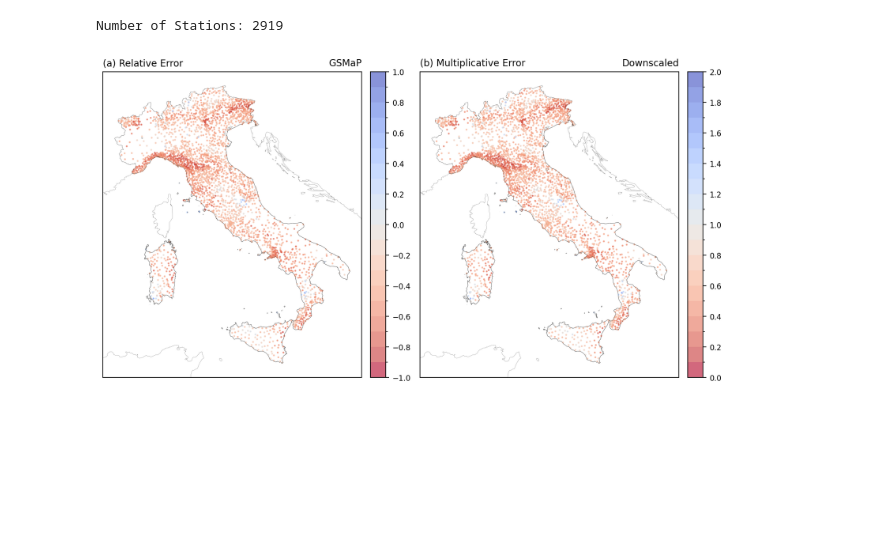
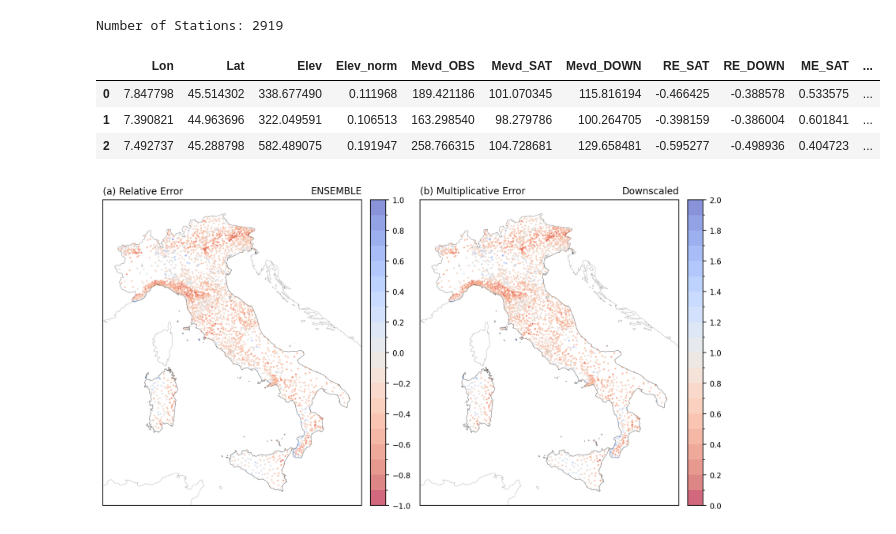
Before and after one commit to TeamExtremes/MEVD-downscaling, a Jupyter notebook: jupyter/Relative_Error/I_OBS_RSR.ipynb, the cells around one changed output. Cells and saved outputs as stored; diff of their text form; code cells hidden in the pictures; blank space fills up the shorter version.

```diff
--- a/jupyter/Relative_Error/I_OBS_RSR.ipynb
+++ b/jupyter/Relative_Error/I_OBS_RSR.ipynb
@@ -20,6 +21,8 @@ from function import ART_downscale as ART_down
 import warnings
 warnings.filterwarnings('ignore')
 # %%
+product, time_reso = 'ENSEMBLE', '1dy'
+
 # product, time_reso = 'IMERG', '1dy'
 # product, time_reso = 'CMORPH', '3h'
 # product, time_reso = 'CHIRPS', '1dy'
@@ -27,7 +30,7 @@ warnings.filterwarnings('ignore')
 # product, time_reso = 'ERA5', '3h'
 
 # product, time_reso = 'MSWEP', '3h'
-product, time_reso = 'GSMaP', '3h'
+# product, time_reso = 'GSMaP', '3h'
 # %%
 dir_base = os.path.join('/','media','arturo','T9','Data','Italy')
 obs_base = os.path.join('/','media','arturo','T9','Data','Italy','Rain_Gauges_QC')
@@ -38,7 +41,12 @@ if os.path.exists(veneto_dir):
 else:
     raise SystemExit(f"File not found: {veneto_dir}")
 # %%
-data_dir = os.path.join(dir_base, 'Satellite','5_DOWN', f'ITALY_DOWN_{product}_{time_reso}_2002_2023_npix_2_thr_1_acf_mar_genetic_pearson.nc')
+if product == 'ENSEMBLE':
+    dir_sat = os.path.join(dir_base, 'Satellite', '5_ENSEMBLE')
+else:
+    dir_sat = os.path.join(dir_base, 'Satellite', '5_DOWN')
+
+data_dir = os.path.join(dir_sat, f'ITALY_DOWN_{product}_{time_reso}_2002_2023_npix_2_thr_1_acf_mar_genetic_pearson.nc')
 DATA = xr.open_dataset(data_dir)
 
 lons, lats = DATA.lon.values, DATA.lat.values
@@ -53,8 +61,8 @@ Number of Stations: 2919
 Tr = [5,  10,  20,  50, 100, 200]
 Fi = 1 - 1/np.array(Tr)
 
-lon_list, lat_list = [], []
-SAT_list, DOWN_list = [], []
+lon_list, lat_list, elev_list = [], [], []
+OBS_list, SAT_list, DOWN_list = [], [], []
 RE_DOWN_list, RE_SAT_list = [], []
 ME_DOWN_list, ME_SAT_list = [], []
 
@@ -64,6 +72,7 @@ for nn in range(len(METADATA)):
     ISO = METADATA['ISO'].values[nn]
     lat_obs = METADATA['Lat'].values[nn]
     lon_obs = METADATA['Lon'].values[nn]
+    elev_obs = METADATA['DEM_Elevation'].values[nn]
 
     dir_station = os.path.join(dir_base,'Rain_Gauges_QC','Weibull','1dy',ISO,name)
     DF_OBS = pd.read_csv(dir_station)
@@ -83,6 +92,8 @@ for nn in range(len(METADATA)):
     if merged_df_clean.Ns.values.sum() == 0 or np.isnan(merged_df_clean.Ns.values.sum()) == True:
         lon_list.append(np.nan)
         lat_list.append(np.nan)
+        elev_list.append(np.nan)
+        OBS_list.append(np.nan)
         SAT_list.append(np.nan)
         DOWN_list.append(np.nan)
         RE_SAT_list.append(np.nan)
@@ -111,6 +122,8 @@ for nn in range(len(METADATA)):
 
         lon_list.append(lon_obs)
         lat_list.append(lat_obs)
+        elev_list.append(elev_obs)
+        OBS_list.append(QQ_OBS[3])
         SAT_list.append(QQ_SAT[3])
         DOWN_list.append(QQ_DOWN[3])
         RE_SAT_list.append(RE_SAT[3])
@@ -118,10 +131,19 @@ for nn in range(len(METADATA)):
         ME_SAT_list.append(ME_SAT[3])
         ME_DOWN_list.append(ME_DOWN[3])
 
-PD_RE  = pd.DataFrame({'Lon':lon_list,'Lat':lat_list, 'Mevd_SAT':SAT_list, 'Mevd_DOWN':DOWN_list, 'RE_SAT':RE_SAT_list, 'RE_DOWN':RE_DOWN_list, 'ME_SAT':ME_SAT_list, 'ME_DOWN':ME_DOWN_list})
+elev_norm = (elev_list-np.nanmin(elev_list))/(np.nanmax(elev_list)-np.nanmin(elev_list))
+
+PD_RE  = pd.DataFrame({'Lon':lon_list,'Lat':lat_list, 'Elev':elev_list, 'Elev_norm':elev_norm, 'Mevd_OBS':OBS_list, 'Mevd_SAT':SAT_list, 'Mevd_DOWN':DOWN_list, 'RE_SAT':RE_SAT_list, 'RE_DOWN':RE_DOWN_list, 'ME_SAT':ME_SAT_list, 'ME_DOWN':ME_DOWN_list})
 
 dir_out = os.path.join('..','..','output','RE',f'RE_{product}.csv')
 PD_RE.to_csv(dir_out, header=True, index=None)
+# %%
+PD_RE.head(3)
+# %% [output]
+|  | Lon | Lat | Elev | Elev_norm | Mevd_OBS | Mevd_SAT | Mevd_DOWN | RE_SAT | RE_DOWN | ME_SAT | ... |
+| 0 | 7.847798 | 45.514302 | 338.677490 | 0.111968 | 189.421186 | 101.070345 | 115.816194 | -0.466425 | -0.388578 | 0.533575 | ... |
+| 1 | 7.390821 | 44.963696 | 322.049591 | 0.106513 | 163.298540 | 98.279786 | 100.264705 | -0.398159 | -0.386004 | 0.601841 | ... |
+| 2 | 7.492737 | 45.288798 | 582.489075 | 0.191947 | 258.766315 | 104.728681 | 129.658481 | -0.595277 | -0.498936 | 0.404723 | ... |
 # %%
 scatter_cmap = 'coolwarm_r'
 
@@ -186,6 +208,6 @@ ax1.set_title('Downscaled',fontsize=10, loc='right')
 plt.subplots_adjust(left=0.05, bottom=0.05, right=0.95, top=0.95, wspace=0.08, hspace=0.13)
 
 dir_out = os.path.join('..','..','figure','RE',f'DOWN_RE_ME_{product}.png')
-plt.savefig(dir_out,transparent = False,bbox_inches ='tight',pad_inches = 0.1, facecolor=None)
+# plt.savefig(dir_out,transparent = False,bbox_inches ='tight',pad_inches = 0.1, facecolor=None)
 # %% [output]
-[figure, old version]
+[figure, new version]
```
Also changed, not shown: parts of 4 cells of this notebook, 15 other files.
